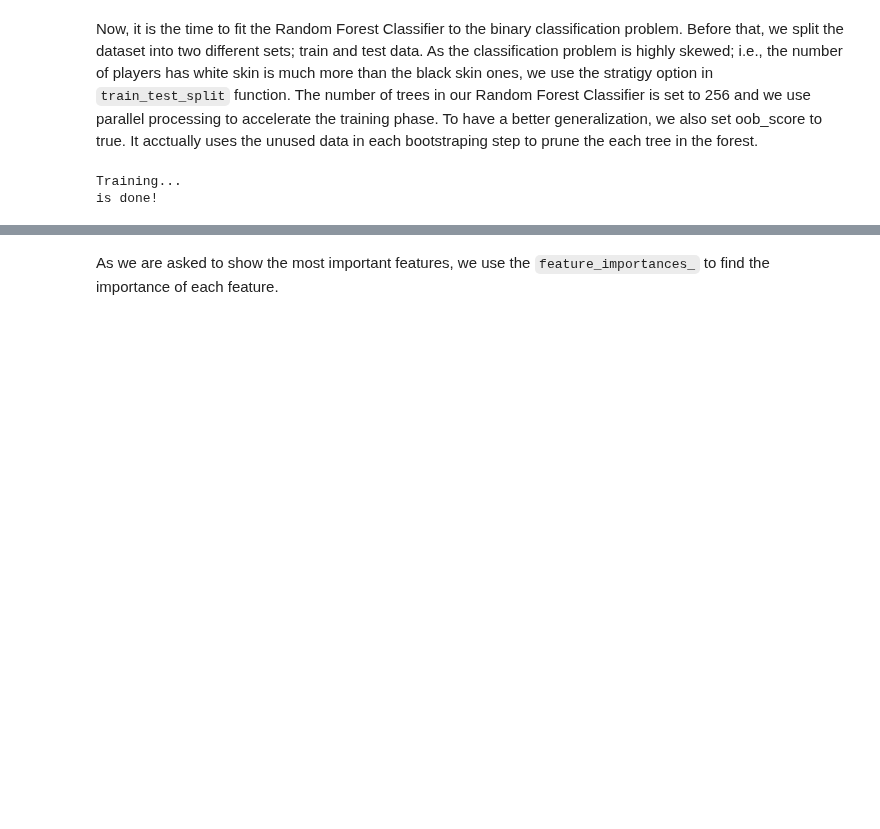
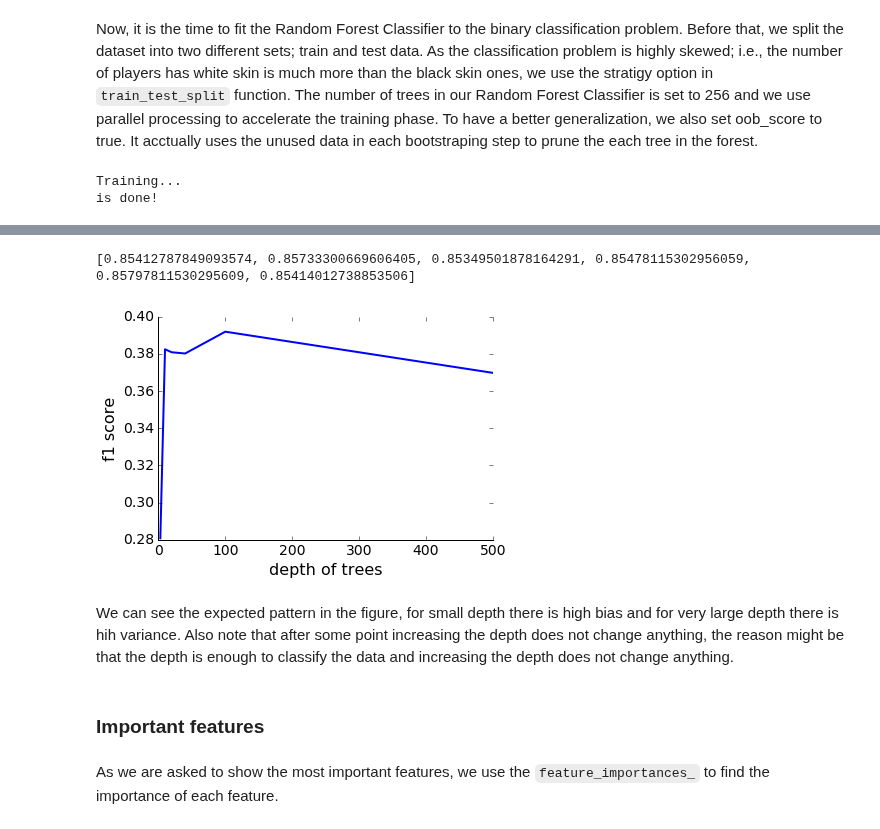
Before and after one commit to sorooshafiee/ADA-SAF, a Jupyter notebook: 04 - Applied ML/Exercise_1.ipynb, the cells around one changed output, grey strips where cells are left out. Saved outputs shown, nothing was run; the diff lists cells and outputs as text; code cells hidden in the pictures; blank space fills up the shorter version.

```diff
--- a/04 - Applied ML/Exercise_1.ipynb
+++ b/04 - Applied ML/Exercise_1.ipynb
@@ -274,3 +409,32 @@ Confusion matrix for test is:
+# %%
+depth_list = list(map(lambda x: int(x),np.logspace(0.8,4,10)))
+depth_list = [3,10,20,40,100,500]
+ac = []
+f1 = []
+for depth in depth_list:
+    accur_temp = 0
+    f1_scor_temp = 0
+    accuracy,f1_sc, conf_matrix = train_forest(depth,50,features)
+    ac.append(accuracy)
+    f1.append(f1_sc)
+# %%
+plt.plot(depth_list,f1,Linewidth=2)
+ax = plt.subplot(111)
+ax.spines["top"].set_visible(False)
+ax.spines["right"].set_visible(False)
+plt.xlabel("depth of trees", fontsize=16)
+plt.ylabel("f1 score", fontsize=16)
+plt.xticks(fontsize=14)
+plt.yticks(fontsize=14)
+meaningfull_cols
+print(ac)
+# %% [output]
+[0.85412787849093574, 0.85733300669606405, 0.85349501878164291, 0.85478115302956059, 0.85797811530295609, 0.85414012738853506]
+[figure, added]
+# %% [markdown]
+We can see the expected pattern in the figure, for small depth there is high bias and for very large depth there is hih variance. Also note that after some point increasing the depth does not change anything, the reason might be that the depth is enough to classify the data and increasing the depth does not change anything.
+# %% [markdown]
+### Important features
 # %% [markdown]
 As we are asked to show the most important features, we use the `feature_importances_` to find the importance of each feature.
 # %%
```
Also changed, not shown: parts of 32 cells of this notebook.
